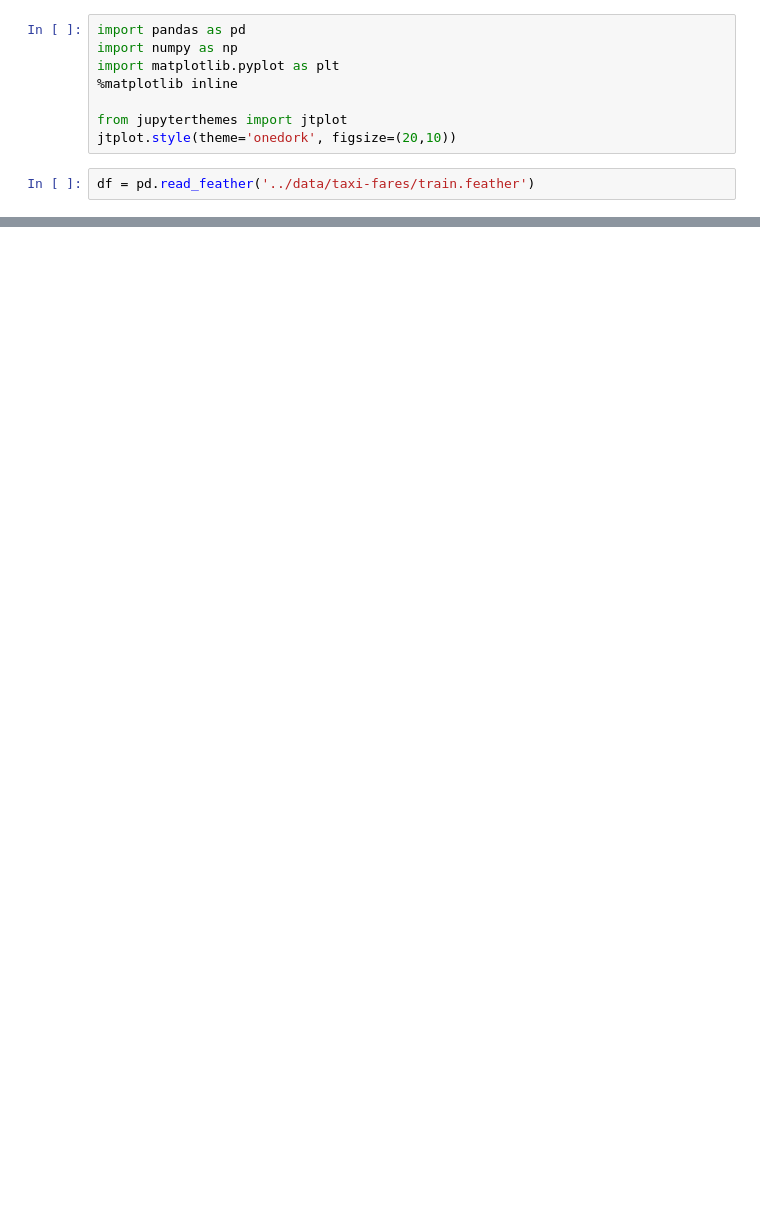
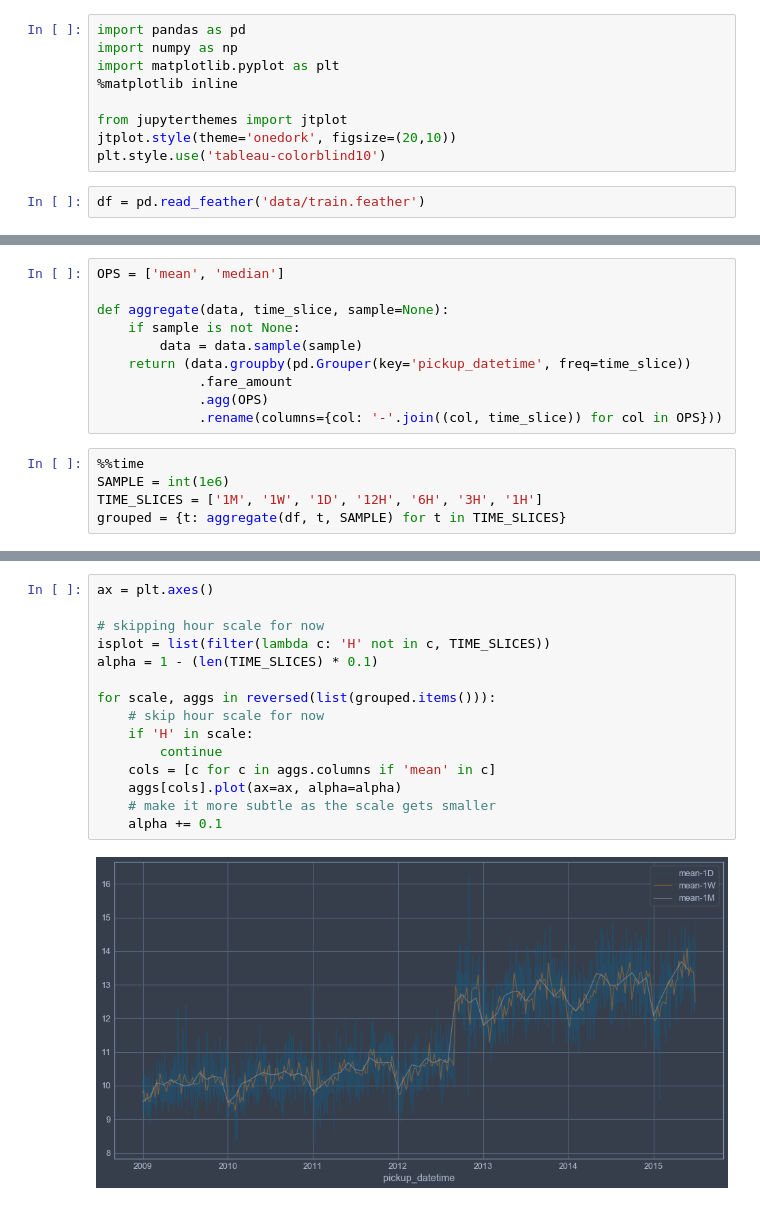
Before and after one commit to ziggyzacks/kaggle, a Jupyter notebook: taxi-fares/explore.ipynb, the cells around one changed output, grey strips where cells are left out. Cells and saved outputs as stored; diff of their text form; blank space fills up the shorter version.

Commit message:
plotting at a couple time scales

```diff
--- a/taxi-fares/explore.ipynb
+++ b/taxi-fares/explore.ipynb
@@ -6,5 +6,6 @@ import matplotlib.pyplot as plt
 
 from jupyterthemes import jtplot
 jtplot.style(theme='onedork', figsize=(20,10))
+plt.style.use('tableau-colorblind10')
 # %%
-df = pd.read_feather('../data/taxi-fares/train.feather')
+df = pd.read_feather('data/train.feather')
@@ -30,0 +12,15 @@ dtype: datetime64[ns]
+# %%
+OPS = ['mean', 'median']
+
+def aggregate(data, time_slice, sample=None):
+    if sample is not None:
+        data = data.sample(sample)
+    return (data.groupby(pd.Grouper(key='pickup_datetime', freq=time_slice))
+             .fare_amount
+             .agg(OPS)
+             .rename(columns={col: '-'.join((col, time_slice)) for col in OPS}))
+# %%
+%%time
+SAMPLE = int(1e6)
+TIME_SLICES = ['1M', '1W', '1D', '12H', '6H', '3H', '1H']
+grouped = {t: aggregate(df, t, SAMPLE) for t in TIME_SLICES}
@@ -30,0 +30,17 @@ dtype: datetime64[ns]
+# %%
+ax = plt.axes()
+
+# skipping hour scale for now
+isplot = list(filter(lambda c: 'H' not in c, TIME_SLICES))
+alpha = 1 - (len(TIME_SLICES) * 0.1)
+
+for scale, aggs in reversed(list(grouped.items())):
+    # skip hour scale for now
+    if 'H' in scale:
+        continue
+    cols = [c for c in aggs.columns if 'mean' in c]
+    aggs[cols].plot(ax=ax, alpha=alpha)
+    # make it more subtle as the scale gets smaller
+    alpha += 0.1
+# %% [output]
+[figure, added]
```
Also changed, not shown: parts of 5 cells of this notebook.
